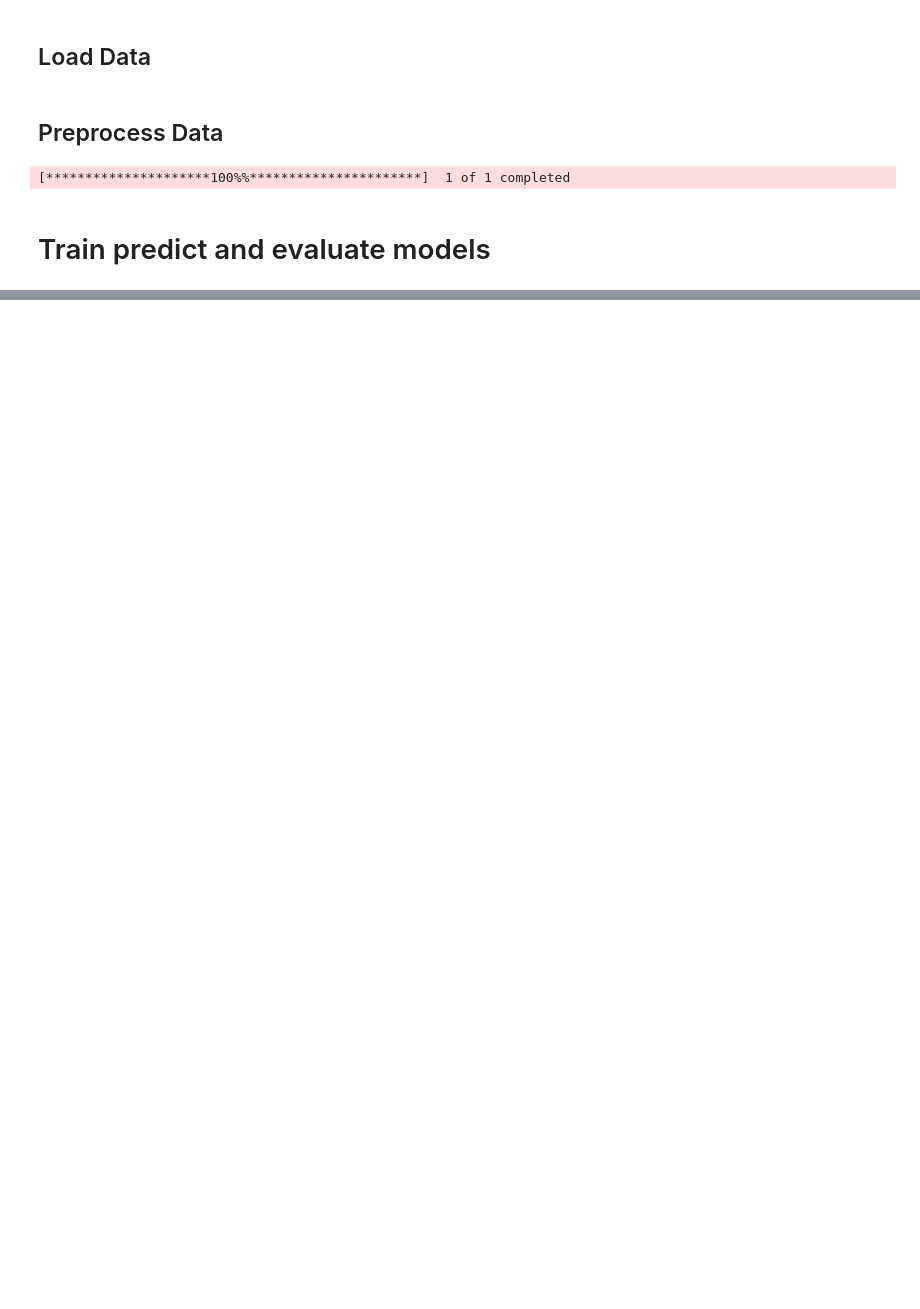
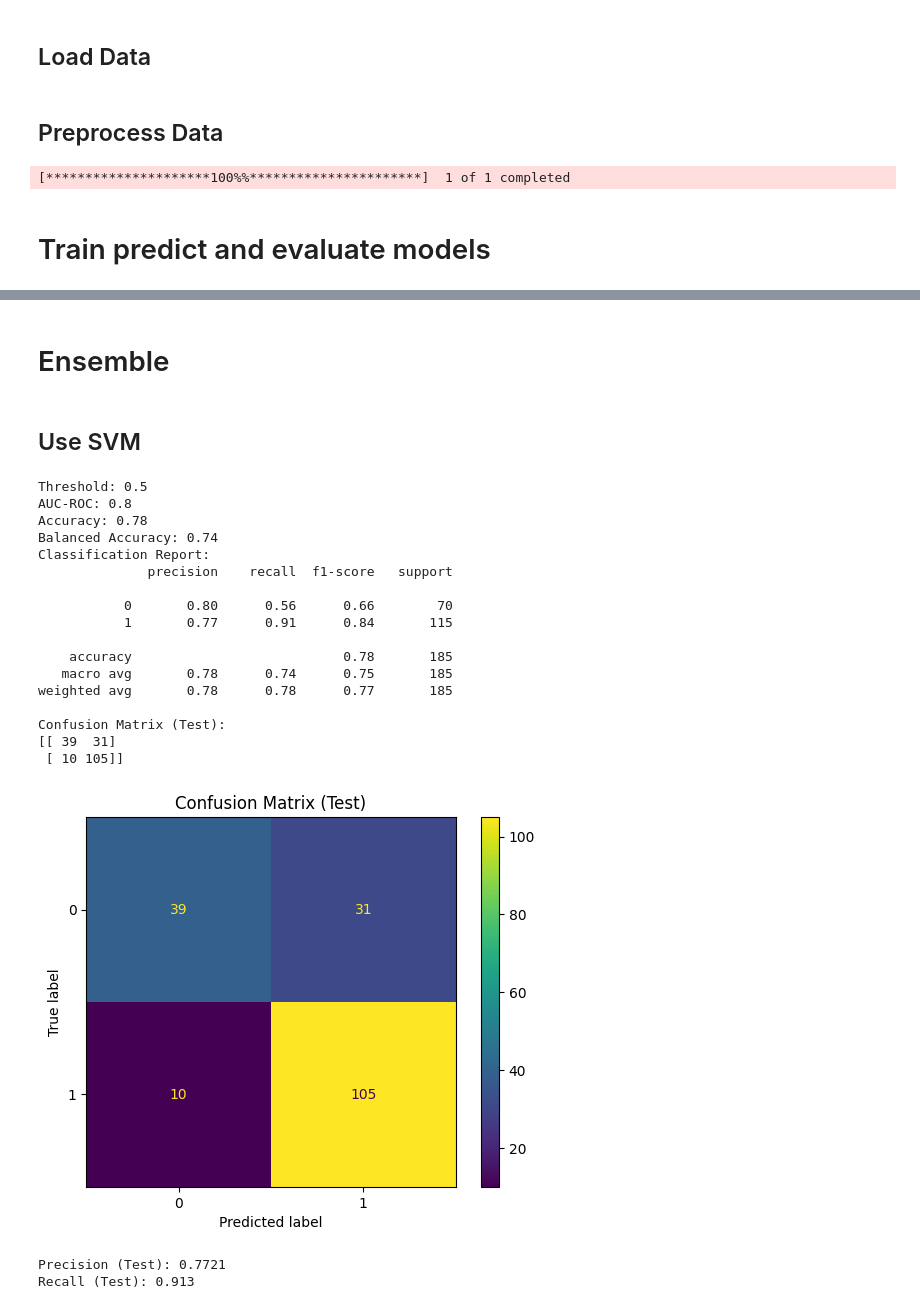
Before and after one commit to MayaVB/Applied_DS_Project, a Jupyter notebook: notebooks/main.ipynb, the cells around one changed output, grey strips where cells are left out. Saved outputs shown, nothing was run; the diff lists cells and outputs as text; code cells hidden in the pictures; blank space fills up the shorter version.

Commit message:
Add files via upload
Ensemble

```diff
--- a/notebooks/main.ipynb
+++ b/notebooks/main.ipynb
@@ -310,0 +323,44 @@ Mean Cross-Validation Kappa: 0.43
+# %% [markdown]
+# Ensemble
+# %% [markdown]
+## Use SVM
+# %%
+# Combine predictions using majority voting
+
+# Stack the predictions into a matrix
+predictions = np.vstack((xgb_pred, rfv2_pred, svm_pred)).T
+
+# Majority voting
+ensemble_pred, _ = mode(predictions, axis=1)
+ensemble_pred = ensemble_pred.ravel()
+
+# Combine probabilities (e.g., by averaging them)
+ensemble_prob = (xgb_prob + rfv2_prob + svm_prob) / 3
+
+# Evaluate the ensemble model
+evaluate_model(y_test, ensemble_pred, ensemble_prob, threshold=0.5)
+
+# Plot feature importances and AUC-ROC curves
+plot_feature_importances(xgb_clf, feature_names=X.columns, num_of_features=10)
+plot_auc_roc_curve(y_test, ensemble_prob, model_name='Ensemble')
+# %% [output]
+Threshold: 0.5
+AUC-ROC: 0.8
+Accuracy: 0.78
+Balanced Accuracy: 0.74
+Classification Report:
+              precision    recall  f1-score   support
+
+           0       0.80      0.56      0.66        70
+           1       0.77      0.91      0.84       115
+
+    accuracy                           0.78       185
+   macro avg       0.78      0.74      0.75       185
+weighted avg       0.78      0.78      0.77       185
+
+Confusion Matrix (Test):
+[[ 39  31]
+ [ 10 105]]
+[figure, added]
+Precision (Test): 0.7721
+Recall (Test): 0.913
```
Also changed, not shown: parts of 10 cells of this notebook.
